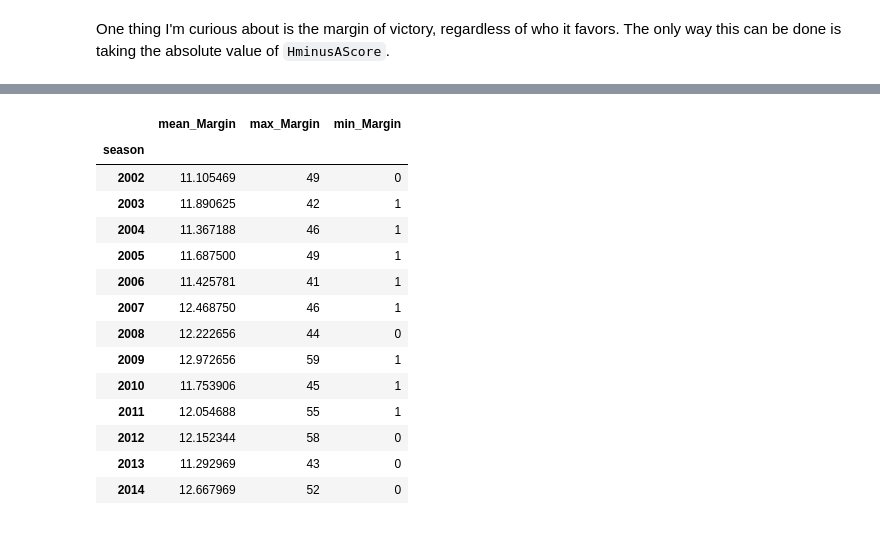
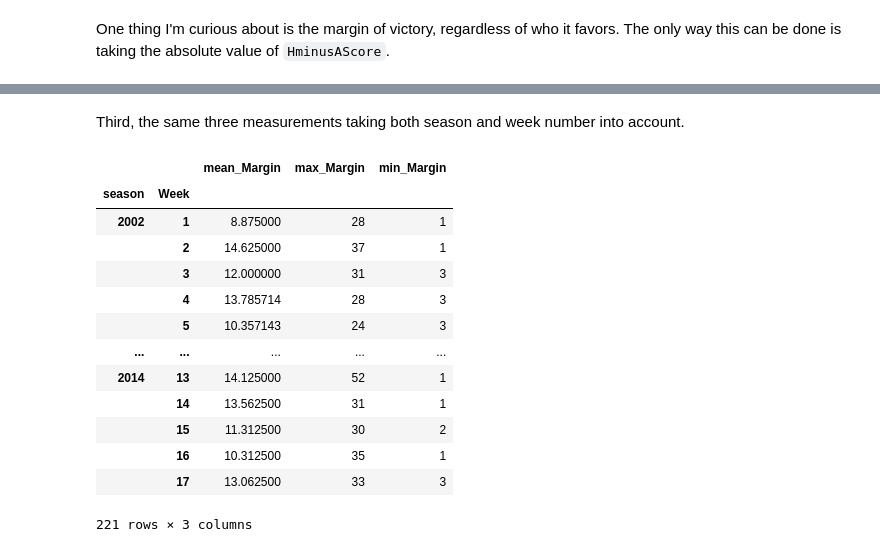
Before and after one commit to cashby-890/ST-554-HW4, a Jupyter notebook: ST554_Spring2026_HomeworkFour_CodyAshby.ipynb, the cells around one changed output, grey strips where cells are left out. Saved outputs shown, nothing was run; the diff lists cells and outputs as text; code cells hidden in the pictures.

```diff
--- a/ST554_Spring2026_HomeworkFour_CodyAshby.ipynb
+++ b/ST554_Spring2026_HomeworkFour_CodyAshby.ipynb
@@ -400,6 +400,7 @@ regular_NFL_data
 One thing I'm curious about is the margin of victory, regardless of who it favors. The only way this can be done is taking the absolute value of `HminusAScore`.
 # %%
 regular_NFL_data["Margin of Victory"]=abs(regular_NFL_data.loc[:,"HminusAScore"])
+regular_NFL_data["Week"]=regular_NFL_data.week.astype(int)
 # %% [output]
 A value is trying to be set on a copy of a slice from a DataFrame.
 Try using .loc[row_indexer,col_indexer] = value instead
@@ -425,20 +483,21 @@ regular_NFL_data
+# %% [markdown]
+Third, the same three measurements taking both season and week number into account.
 # %%
-regular_NFL_data.groupby("season").agg(mean_Margin = ("Margin of Victory","mean"),
+regular_NFL_data.groupby(["season","Week"]).agg(mean_Margin = ("Margin of Victory","mean"),
                                        max_Margin = ("Margin of Victory","max"),
                                        min_Margin = ("Margin of Victory","min"))
 # %% [output]
-|  | mean_Margin | max_Margin | min_Margin |
-| season |  |  |  |
-| 2002 | 11.105469 | 49 | 0 |
-| 2003 | 11.890625 | 42 | 1 |
-| 2004 | 11.367188 | 46 | 1 |
-| 2005 | 11.687500 | 49 | 1 |
-| 2006 | 11.425781 | 41 | 1 |
-| 2007 | 12.468750 | 46 | 1 |
-| 2008 | 12.222656 | 44 | 0 |
-| 2009 | 12.972656 | 59 | 1 |
-| 2010 | 11.753906 | 45 | 1 |
-| 2011 | 12.054688 | 55 | 1 |
-| 2012 | 12.152344 | 58 | 0 |
-| 2013 | 11.292969 | 43 | 0 |
-| 2014 | 12.667969 | 52 | 0 |
+|  |  | mean_Margin | max_Margin | min_Margin |
+| season | Week |  |  |  |
+| 2002 | 1 | 8.875000 | 28 | 1 |
+|  | 2 | 14.625000 | 37 | 1 |
+|  | 3 | 12.000000 | 31 | 3 |
+|  | 4 | 13.785714 | 28 | 3 |
+|  | 5 | 10.357143 | 24 | 3 |
+| ... | ... | ... | ... | ... |
+| 2014 | 13 | 14.125000 | 52 | 1 |
+|  | 14 | 13.562500 | 31 | 1 |
+|  | 15 | 11.312500 | 30 | 2 |
+|  | 16 | 10.312500 | 35 | 1 |
+|  | 17 | 13.062500 | 33 | 3 |
+221 rows × 3 columns
```
Also changed, not shown: parts of 38 cells of this notebook.
